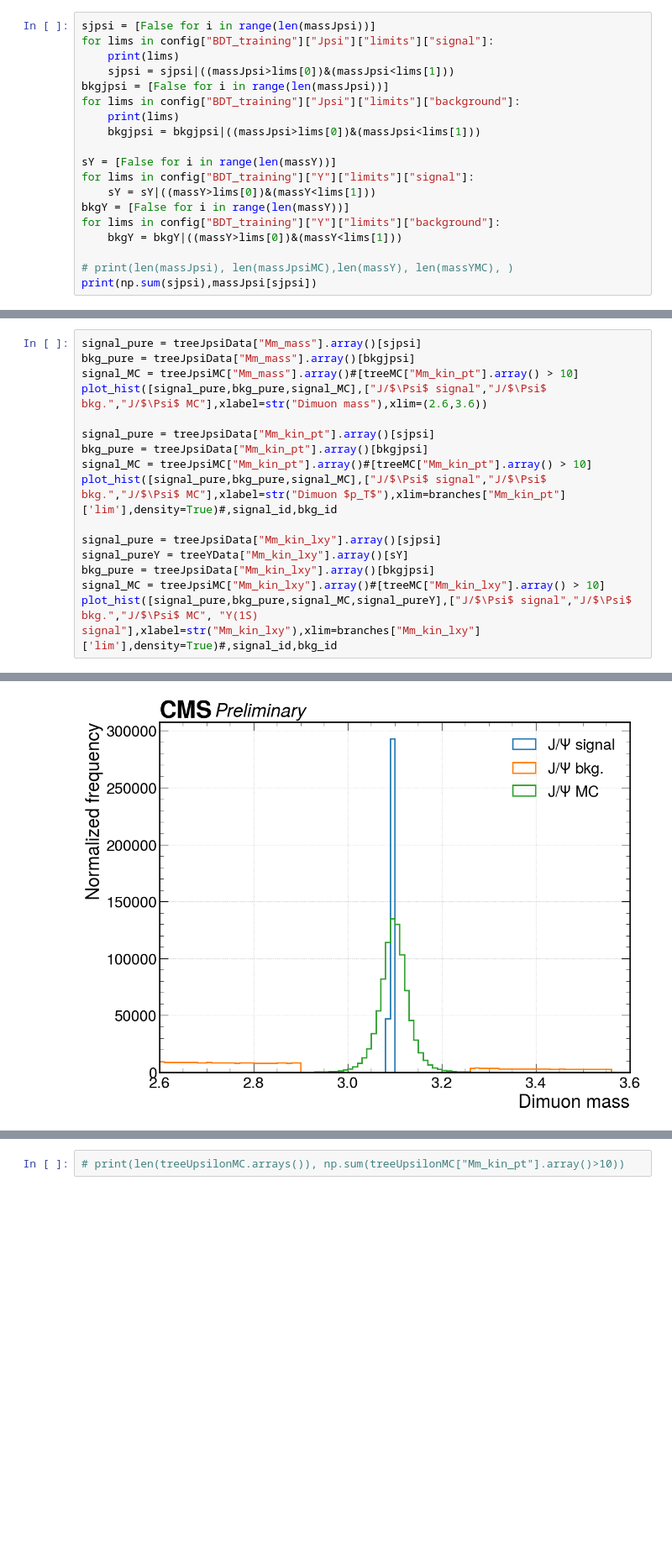
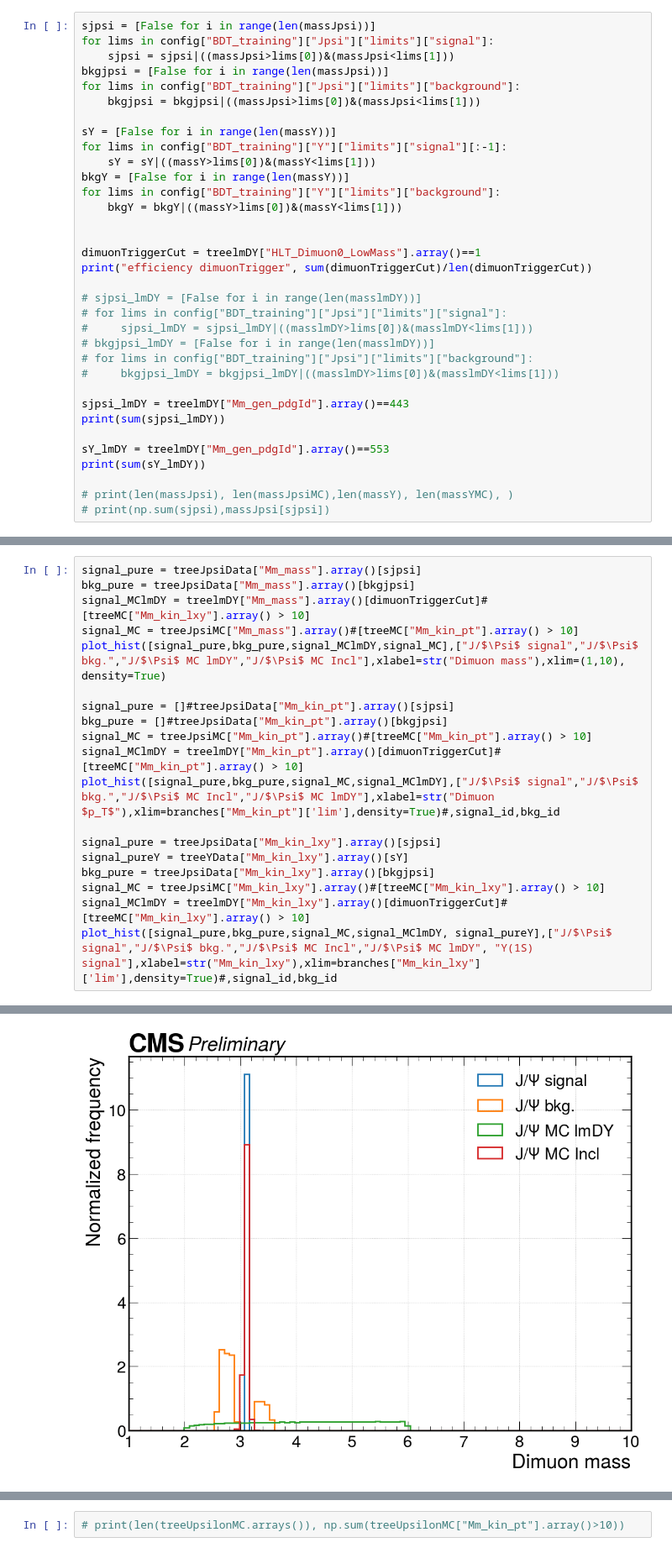
Before and after one commit to ludomori99/Darkphotons_Run3, a Jupyter notebook: notebooks/compare_quantities.ipynb, the cells around one changed output, grey strips where cells are left out. Shown at 84% size. Cells and saved outputs as stored; diff of their text form; blank space fills up the shorter version.

Commit message:
fixed and start displaying data extraction, separate fit and plot

```diff
--- a/notebooks/compare_quantities.ipynb
+++ b/notebooks/compare_quantities.ipynb
@@ -109,20 +113,35 @@ branches = {"Mm_kin_lxy":{'t': 'f','lim' : (0,0.1)},
 # %%
 sjpsi = [False for i in range(len(massJpsi))]
 for lims in config["BDT_training"]["Jpsi"]["limits"]["signal"]:
-    print(lims)
     sjpsi = sjpsi|((massJpsi>lims[0])&(massJpsi<lims[1]))
 bkgjpsi = [False for i in range(len(massJpsi))]
 for lims in config["BDT_training"]["Jpsi"]["limits"]["background"]:
-    print(lims)
     bkgjpsi = bkgjpsi|((massJpsi>lims[0])&(massJpsi<lims[1]))
 
 sY = [False for i in range(len(massY))]
-for lims in config["BDT_training"]["Y"]["limits"]["signal"]:
+for lims in config["BDT_training"]["Y"]["limits"]["signal"][:-1]:
     sY = sY|((massY>lims[0])&(massY<lims[1]))
 bkgY = [False for i in range(len(massY))]
 for lims in config["BDT_training"]["Y"]["limits"]["background"]:
     bkgY = bkgY|((massY>lims[0])&(massY<lims[1]))
 
+
+dimuonTriggerCut = treelmDY["HLT_Dimuon0_LowMass"].array()==1
+print("efficiency dimuonTrigger", sum(dimuonTriggerCut)/len(dimuonTriggerCut))
+
+# sjpsi_lmDY = [False for i in range(len(masslmDY))]
+# for lims in config["BDT_training"]["Jpsi"]["limits"]["signal"]:
+#     sjpsi_lmDY = sjpsi_lmDY|((masslmDY>lims[0])&(masslmDY<lims[1]))
+# bkgjpsi_lmDY = [False for i in range(len(masslmDY))]
+# for lims in config["BDT_training"]["Jpsi"]["limits"]["background"]:
+#     bkgjpsi_lmDY = bkgjpsi_lmDY|((masslmDY>lims[0])&(masslmDY<lims[1]))
+
+sjpsi_lmDY = treelmDY["Mm_gen_pdgId"].array()==443
+print(sum(sjpsi_lmDY))
+
+sY_lmDY = treelmDY["Mm_gen_pdgId"].array()==553
+print(sum(sY_lmDY))
+
 # print(len(massJpsi), len(massJpsiMC),len(massY), len(massYMC), )
-print(np.sum(sjpsi),massJpsi[sjpsi])
+# print(np.sum(sjpsi),massJpsi[sjpsi])
 # %% [output]
@@ -133,17 +151,20 @@ print(np.sum(sjpsi),massJpsi[sjpsi])
 # %%
 signal_pure = treeJpsiData["Mm_mass"].array()[sjpsi]
 bkg_pure = treeJpsiData["Mm_mass"].array()[bkgjpsi]
+signal_MClmDY = treelmDY["Mm_mass"].array()[dimuonTriggerCut]#[treeMC["Mm_kin_lxy"].array() > 10]
 signal_MC = treeJpsiMC["Mm_mass"].array()#[treeMC["Mm_kin_pt"].array() > 10]
-plot_hist([signal_pure,bkg_pure,signal_MC],["J/$\Psi$ signal","J/$\Psi$ bkg.","J/$\Psi$ MC"],xlabel=str("Dimuon mass"),xlim=(2.6,3.6))
+plot_hist([signal_pure,bkg_pure,signal_MClmDY,signal_MC],["J/$\Psi$ signal","J/$\Psi$ bkg.","J/$\Psi$ MC lmDY","J/$\Psi$ MC Incl"],xlabel=str("Dimuon mass"),xlim=(1,10), density=True)
 
-signal_pure = treeJpsiData["Mm_kin_pt"].array()[sjpsi]
-bkg_pure = treeJpsiData["Mm_kin_pt"].array()[bkgjpsi]
+signal_pure = []#treeJpsiData["Mm_kin_pt"].array()[sjpsi]
+bkg_pure = []#treeJpsiData["Mm_kin_pt"].array()[bkgjpsi]
 signal_MC = treeJpsiMC["Mm_kin_pt"].array()#[treeMC["Mm_kin_pt"].array() > 10]
-plot_hist([signal_pure,bkg_pure,signal_MC],["J/$\Psi$ signal","J/$\Psi$ bkg.","J/$\Psi$ MC"],xlabel=str("Dimuon $p_T$"),xlim=branches["Mm_kin_pt"]['lim'],density=True)#,signal_id,bkg_id
+signal_MClmDY = treelmDY["Mm_kin_pt"].array()[dimuonTriggerCut]#[treeMC["Mm_kin_pt"].array() > 10]
+plot_hist([signal_pure,bkg_pure,signal_MC,signal_MClmDY],["J/$\Psi$ signal","J/$\Psi$ bkg.","J/$\Psi$ MC Incl","J/$\Psi$ MC lmDY"],xlabel=str("Dimuon $p_T$"),xlim=branches["Mm_kin_pt"]['lim'],density=True)#,signal_id,bkg_id
 
 signal_pure = treeJpsiData["Mm_kin_lxy"].array()[sjpsi]
 signal_pureY = treeYData["Mm_kin_lxy"].array()[sY]
 bkg_pure = treeJpsiData["Mm_kin_lxy"].array()[bkgjpsi]
 signal_MC = treeJpsiMC["Mm_kin_lxy"].array()#[treeMC["Mm_kin_lxy"].array() > 10]
-plot_hist([signal_pure,bkg_pure,signal_MC,signal_pureY],["J/$\Psi$ signal","J/$\Psi$ bkg.","J/$\Psi$ MC", "Y(1S) signal"],xlabel=str("Mm_kin_lxy"),xlim=branches["Mm_kin_lxy"]['lim'],density=True)#,signal_id,bkg_id
+signal_MClmDY = treelmDY["Mm_kin_lxy"].array()[dimuonTriggerCut]#[treeMC["Mm_kin_lxy"].array() > 10]
+plot_hist([signal_pure,bkg_pure,signal_MC,signal_MClmDY, signal_pureY],["J/$\Psi$ signal","J/$\Psi$ bkg.","J/$\Psi$ MC Incl","J/$\Psi$ MC lmDY", "Y(1S) signal"],xlabel=str("Mm_kin_lxy"),xlim=branches["Mm_kin_lxy"]['lim'],density=True)#,signal_id,bkg_id
 # %% [output]
@@ -150 +172 @@ plot_hist([signal_pure,bkg_pure,signal_MC,signal_pureY],["J/$\Psi$ signal","J/$\
-[figure, old version]
+[figure, new version]
```
Also changed, not shown: parts of 7 cells of this notebook, 15 other files.
